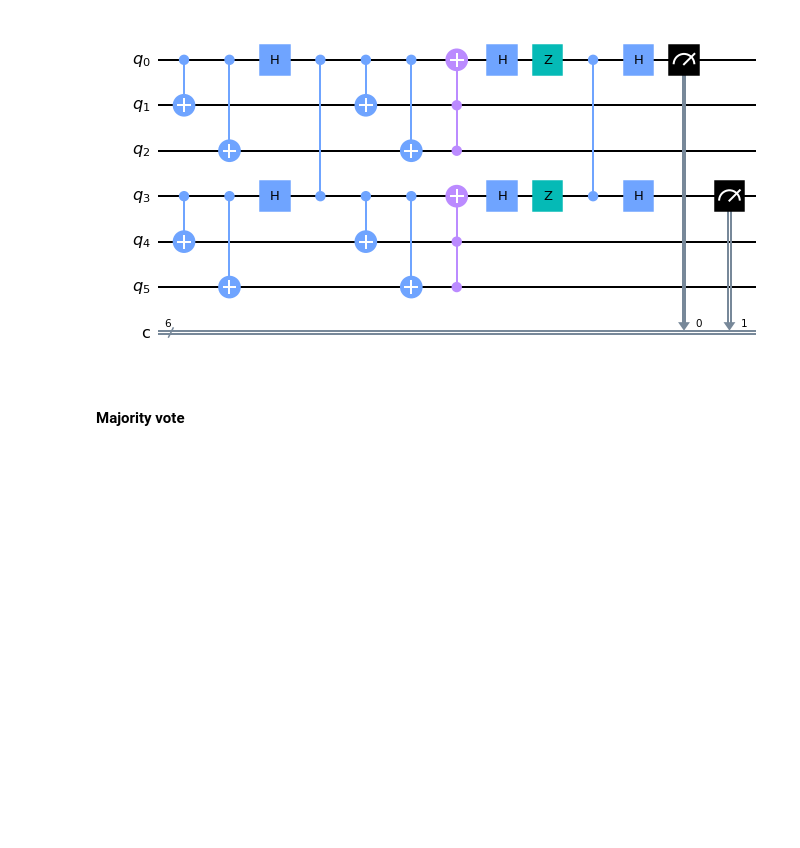
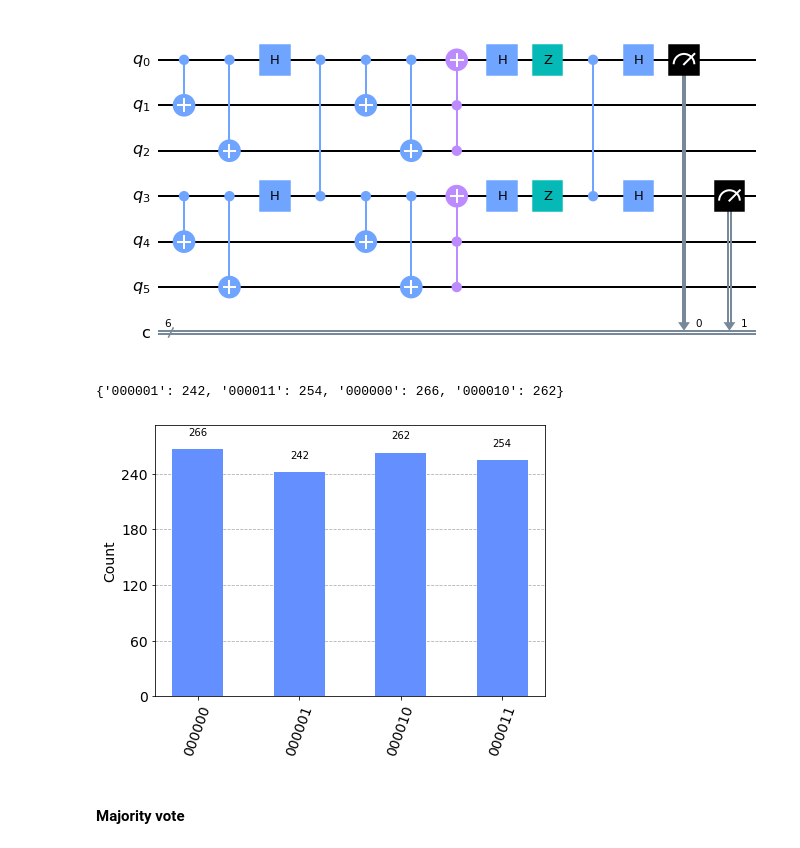
Before and after one commit to francienbarkhof/Quantum_Group1_Project, a Jupyter notebook: circuits.ipynb, the cells around one changed output. Saved outputs shown, nothing was run; the diff lists cells and outputs as text; code cells hidden in the pictures; blank space fills up the shorter version.

```diff
--- a/circuits.ipynb
+++ b/circuits.ipynb
@@ -80,6 +105,12 @@ circuit.measure(qreg_q[3], creg_c[1])
 circuit.draw()
 # %% [output]
 [figure]
+# %%
+counts = his_sim(circuit)
+plot_histogram(counts)
+# %% [output]
+{'000001': 242, '000011': 254, '000000': 266, '000010': 262}
+[figure, added]
 # %% [markdown]
 #### Majority vote
 # %% [markdown]
```
Also changed, not shown: parts of 22 cells of this notebook.
